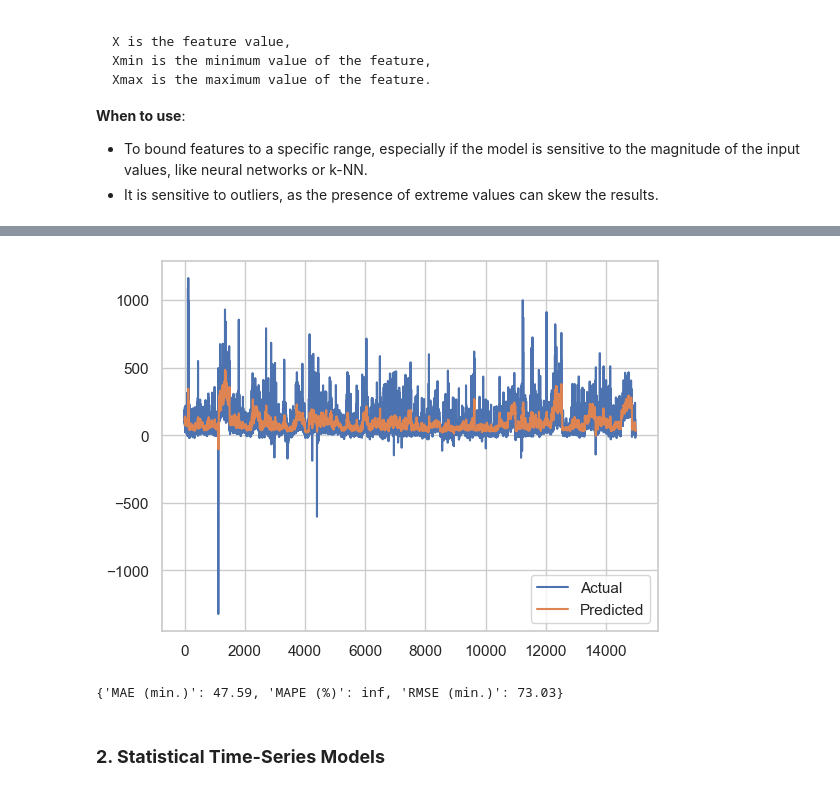
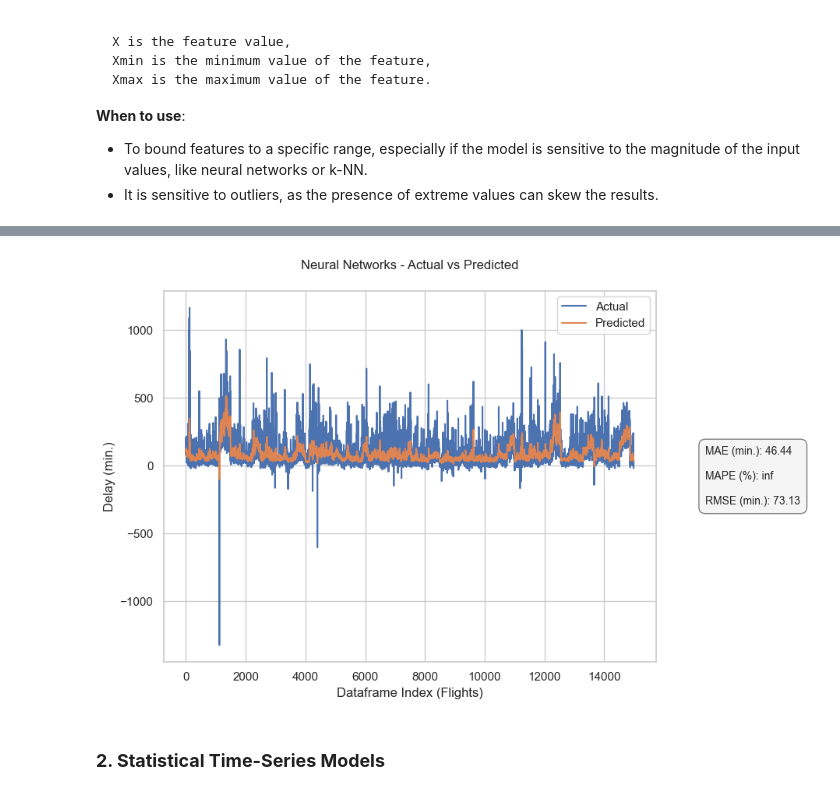
Before and after one commit to DT-Service-Consulting/avstats, a Jupyter notebook: avstats/AvStats_ML.ipynb, the cells around one changed output, grey strips where cells are left out. Saved outputs shown, nothing was run; the diff lists cells and outputs as text; code cells hidden in the pictures.

Commit message:
Created metrics_box in ModelEvaluation.py

```diff
--- a/avstats/AvStats_ML.ipynb
+++ b/avstats/AvStats_ML.ipynb
@@ -207,16 +207,7 @@ where:
 nn = NeuralNetworks(df_weather_daily)
 
 # Call the neural_networks method and unpack the returned values
-nn_actual, nn_predictions = nn.neural_networks()
-
-# Calculate residuals
-non_zero_actual = nn_actual[nn_actual != 0]
-non_zero_predictions = nn_predictions[nn_actual != 0]  # Match indices with non-zero actual
-nn_residuals = nn_actual - nn_predictions
-
-# Evaluate metrics
-nn_metrics = evaluate_model(nn_actual, nn_predictions, nn_residuals)
-print(nn_metrics)
+nn_model, nn_actual, nn_predictions, nn_metrics = nn.neural_networks()
 
 # Store results
 evaluation_results.append({"Model": "Neural Networks", **nn_metrics})
@@ -240,6 +231,5 @@ Epoch 50/50
 469/469 ━━━━━━━━━━━━━━━━━━━━ 1s 2ms/step
-[figure, old version]
+[figure, new version]
-{'MAE (min.)': 47.59, 'MAPE (%)': inf, 'RMSE (min.)': 73.03}
 # %% [markdown]
 ### **2. Statistical Time-Series Models**
 # %% [markdown]
```
Also changed, not shown: parts of 3 cells of this notebook, 6 other files.
